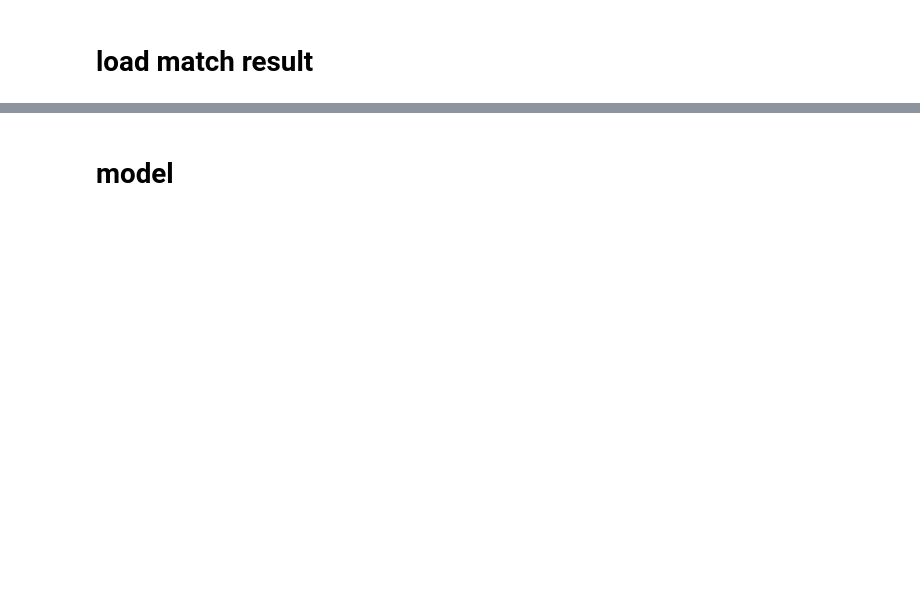
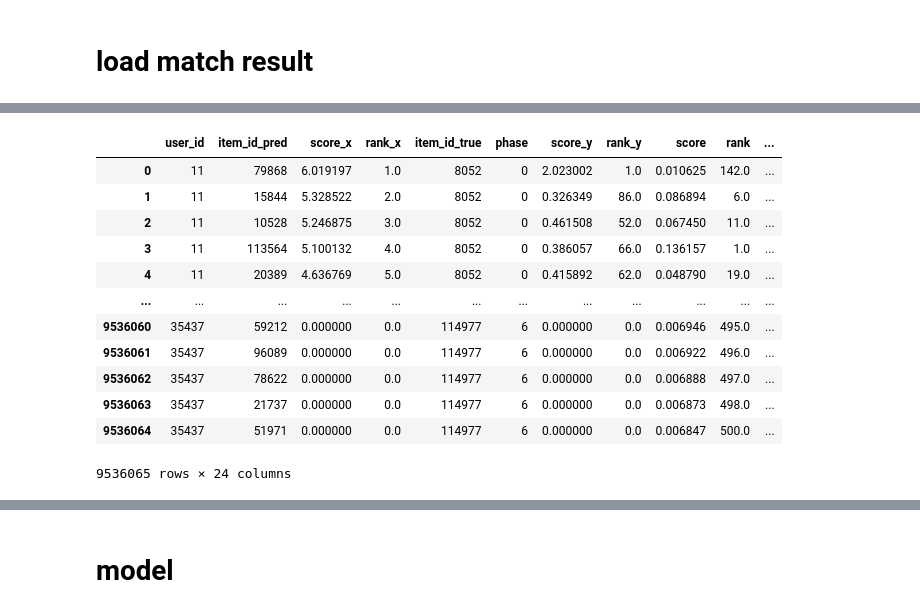
Before and after one commit to mayi140611/myappsexlib, a Jupyter notebook: a_0330_0527_Modern_E_Commerce_Platform_Debiasing/rank.ipynb, the cells around one changed output, grey strips where cells are left out. Cells and saved outputs as stored; diff of their text form; code cells hidden in the pictures; blank space fills up the shorter version.

```diff
--- a/a_0330_0527_Modern_E_Commerce_Platform_Debiasing/rank.ipynb
+++ b/a_0330_0527_Modern_E_Commerce_Platform_Debiasing/rank.ipynb
@@ -194,0 +331,12 @@ df[df.label==1]
+# %%
+dft = pd.DataFrame()
+for p in tqdm(phase):
+    # 获取test用户的近n次点击
+    temp_ = all_click_df[p][0][all_click_df[p][0].user_id.isin(all_click_df[p][1].user_id)].groupby('user_id')['item_id'].agg(list)
+    temp_ = pd.DataFrame(temp_)
+    for i in range(3):
+        temp_[f'last_{i+1}'] = temp_.item_id.str.get(-(i+1))
+    dft = dft.append(temp_.reset_index())
+    # 计算每个phase的item_id cnt
+    t_ = all_click_df[p][0].groupby('item_id')['user_id'].count()
+    df.loc[df.phase==p, 'item_cnt'] = df.item_id_pred.map(lambda x: t_[x] if x in t_ else 0)
@@ -195 +351,28 @@ df[df.label==1]
+# %%
+df = pd.merge(df, dft)
+# %%
+df['item_id_pred_text_vec'] = df.item_id_pred.map(lambda x: item_feat['text_vec'][x] if x in item_feat['text_vec'] else np.zeros(128))
+
+df['item_id_pred_img_vec'] = df.item_id_pred.map(lambda x: item_feat['img_vec'][x] if x in item_feat['img_vec'] else np.arange(128))
+# %%
+for c in tqdm('last_1 last_2 last_3'.split()):
+    df[f'{c}_text_vec'] = df.item_id_pred.map(lambda x: item_feat['text_vec'][x] if x in item_feat['text_vec'] else np.zeros(128))
+
+    df[f'{c}_img_vec'] = df.item_id_pred.map(lambda x: item_feat['img_vec'][x] if x in item_feat['img_vec'] else np.arange(128))
+# %%
+df
+# %% [output]
+|  | user_id | item_id_pred | score_x | rank_x | item_id_true | phase | score_y | rank_y | score | rank | ... |
+| 0 | 11 | 79868 | 6.019197 | 1.0 | 8052 | 0 | 2.023002 | 1.0 | 0.010625 | 142.0 | ... |
+| 1 | 11 | 15844 | 5.328522 | 2.0 | 8052 | 0 | 0.326349 | 86.0 | 0.086894 | 6.0 | ... |
+| 2 | 11 | 10528 | 5.246875 | 3.0 | 8052 | 0 | 0.461508 | 52.0 | 0.067450 | 11.0 | ... |
+| 3 | 11 | 113564 | 5.100132 | 4.0 | 8052 | 0 | 0.386057 | 66.0 | 0.136157 | 1.0 | ... |
+| 4 | 11 | 20389 | 4.636769 | 5.0 | 8052 | 0 | 0.415892 | 62.0 | 0.048790 | 19.0 | ... |
+| ... | ... | ... | ... | ... | ... | ... | ... | ... | ... | ... | ... |
+| 9536060 | 35437 | 59212 | 0.000000 | 0.0 | 114977 | 6 | 0.000000 | 0.0 | 0.006946 | 495.0 | ... |
+| 9536061 | 35437 | 96089 | 0.000000 | 0.0 | 114977 | 6 | 0.000000 | 0.0 | 0.006922 | 496.0 | ... |
+| 9536062 | 35437 | 78622 | 0.000000 | 0.0 | 114977 | 6 | 0.000000 | 0.0 | 0.006888 | 497.0 | ... |
+| 9536063 | 35437 | 21737 | 0.000000 | 0.0 | 114977 | 6 | 0.000000 | 0.0 | 0.006873 | 498.0 | ... |
+| 9536064 | 35437 | 51971 | 0.000000 | 0.0 | 114977 | 6 | 0.000000 | 0.0 | 0.006847 | 500.0 | ... |
+9536065 rows × 24 columns
 # %%
```
Also changed, not shown: parts of 81 cells of this notebook, 2 other files.
